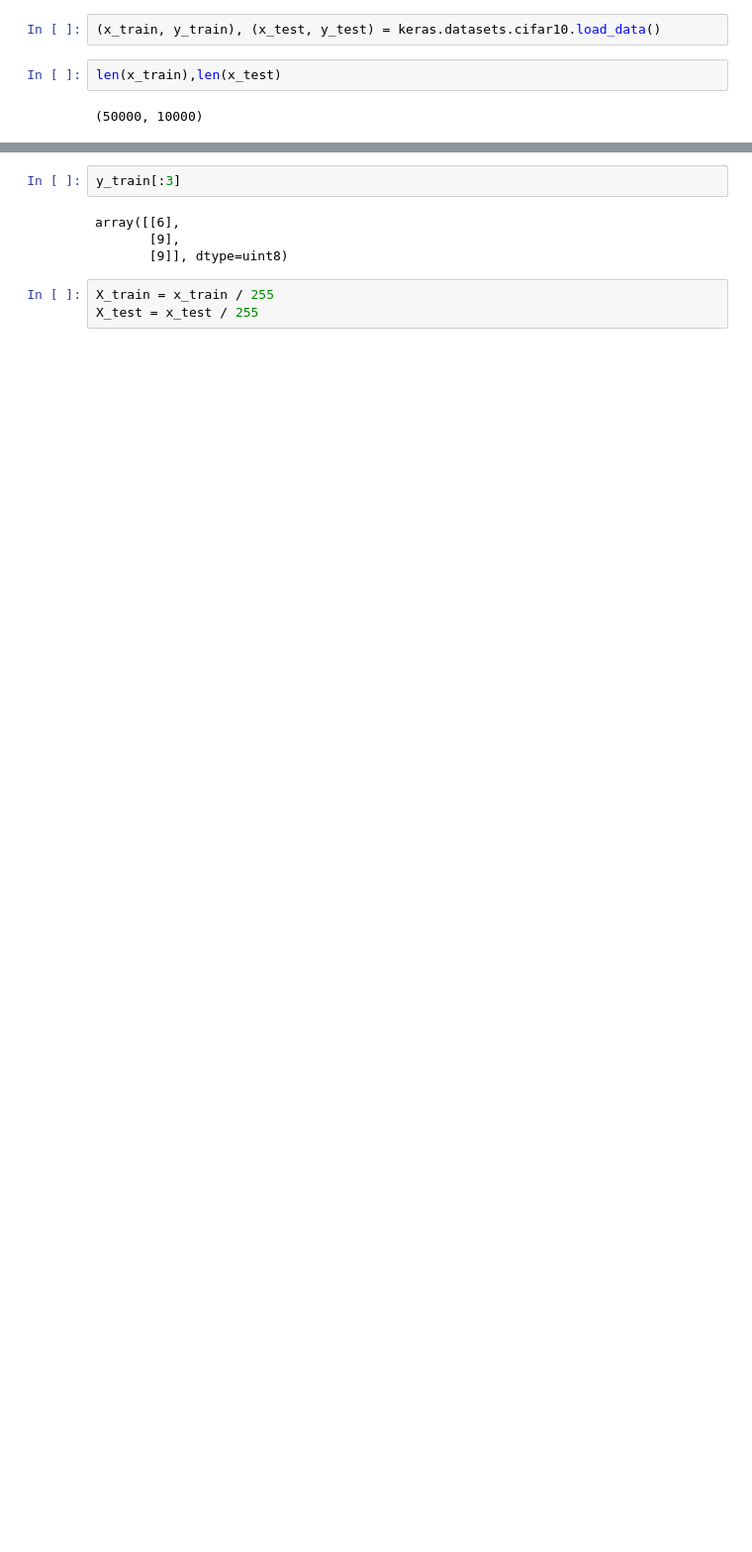
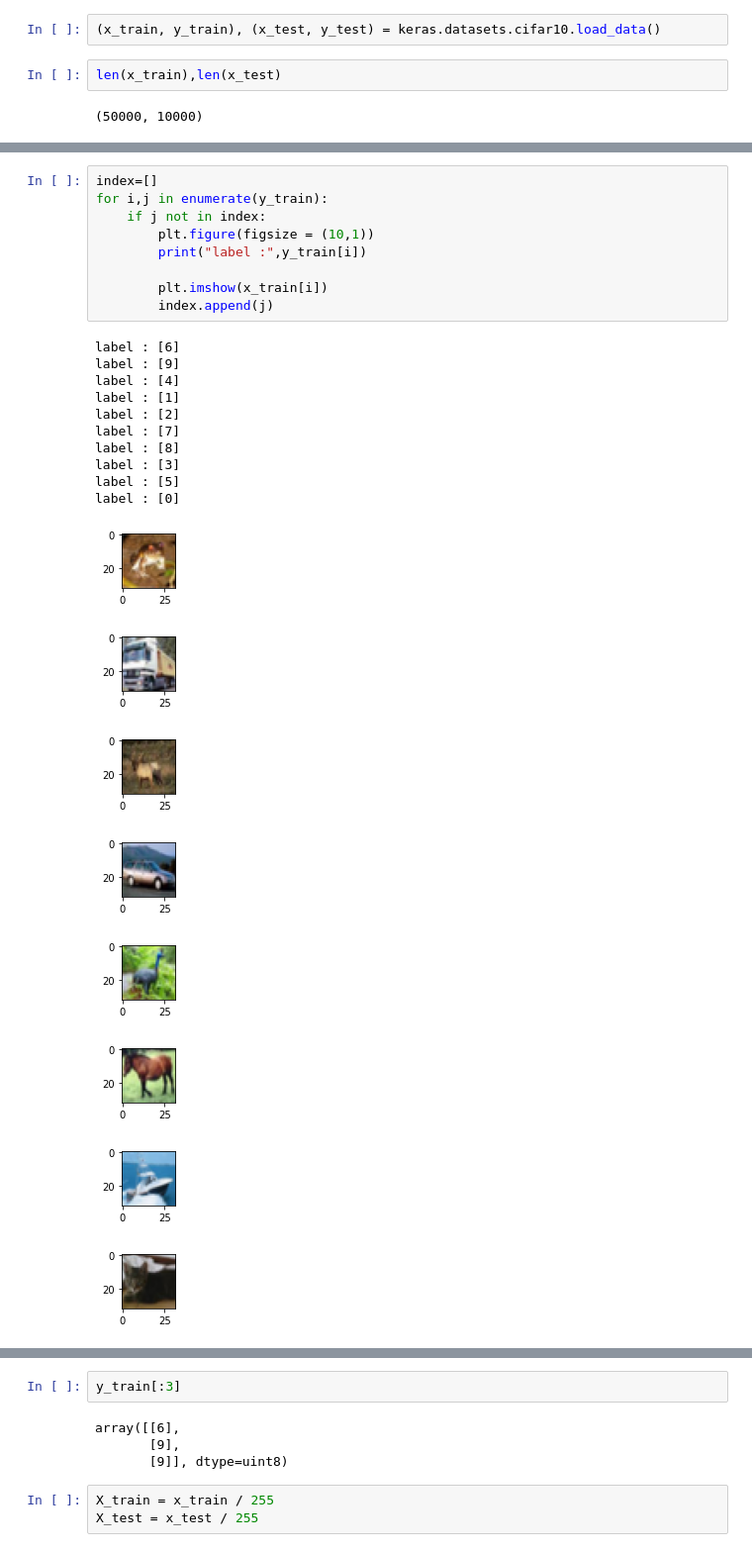
Before and after one commit to Areej17-01/Deep-learning, a Jupyter notebook: cifar10.ipynb, the cells around one changed output, grey strips where cells are left out. Shown: that part at 99% size. Saved outputs shown, nothing was run; the diff lists cells and outputs as text; blank space fills up the shorter version.

```diff
--- a/cifar10.ipynb
+++ b/cifar10.ipynb
@@ -18,0 +18,28 @@ plt.imshow(x_train[5])
+# %%
+index=[]
+for i,j in enumerate(y_train):
+    if j not in index:
+        plt.figure(figsize = (10,1))
+        print("label :",y_train[i])
+
+        plt.imshow(x_train[i])
+        index.append(j)
+# %% [output]
+label : [6]
+label : [9]
+label : [4]
+label : [1]
+label : [2]
+label : [7]
+label : [8]
+label : [3]
+label : [5]
+label : [0]
+[figure, added]
+[figure, added]
+[figure, added]
+[figure, added]
+[figure, added]
+[figure, added]
+[figure, added]
+[figure, added]
```
Also changed, not shown: parts of 19 cells of this notebook.
